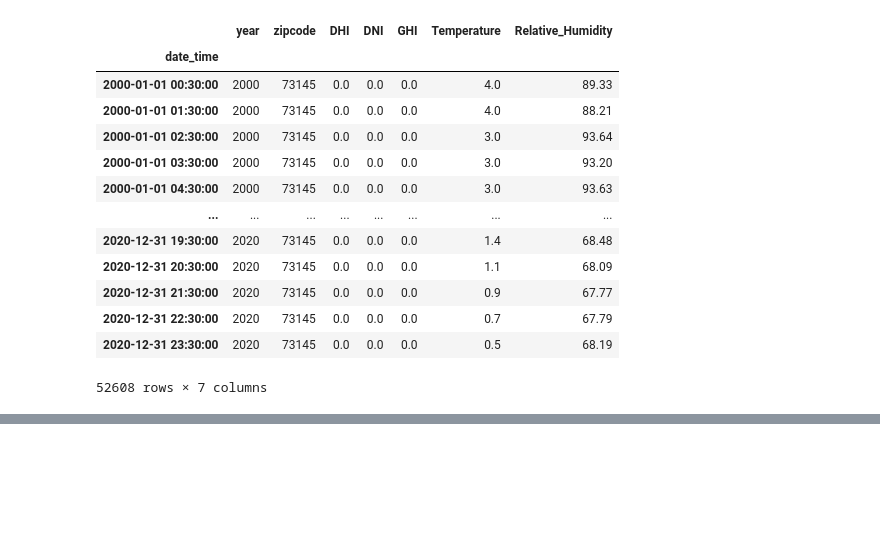
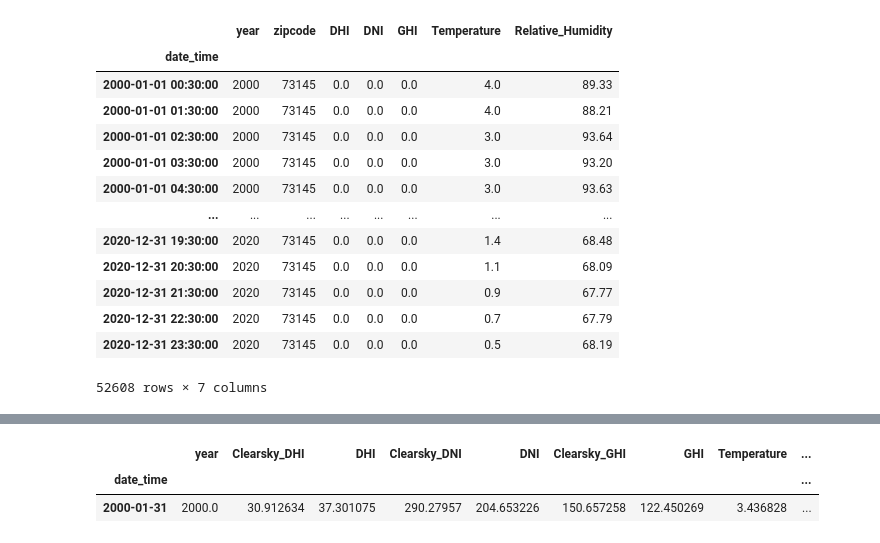
Before and after one commit to gamyers/solar-697, a Jupyter notebook: gm/notebooks/ts_decomposition.ipynb, the cells around one changed output, grey strips where cells are left out. Cells and saved outputs as stored; diff of their text form; code cells hidden in the pictures; blank space fills up the shorter version.

```diff
--- a/gm/notebooks/ts_decomposition.ipynb
+++ b/gm/notebooks/ts_decomposition.ipynb
@@ -184,3 +194,9 @@ df_ = df.resample("M").mean().reset_index(drop=False)
 df_.set_index("date_time", inplace=True)
+# %%
+df_.head(1)
+# %% [output]
+|  | year | Clearsky_DHI | DHI | Clearsky_DNI | DNI | Clearsky_GHI | GHI | Temperature | ... |
+| date_time |  |  |  |  |  |  |  |  | ... |
+| 2000-01-31 | 2000.0 | 30.912634 | 37.301075 | 290.27957 | 204.653226 | 150.657258 | 122.450269 | 3.436828 | ... |
 # %%
 period=12
```
Also changed, not shown: parts of 7 cells of this notebook, 2 other files.
